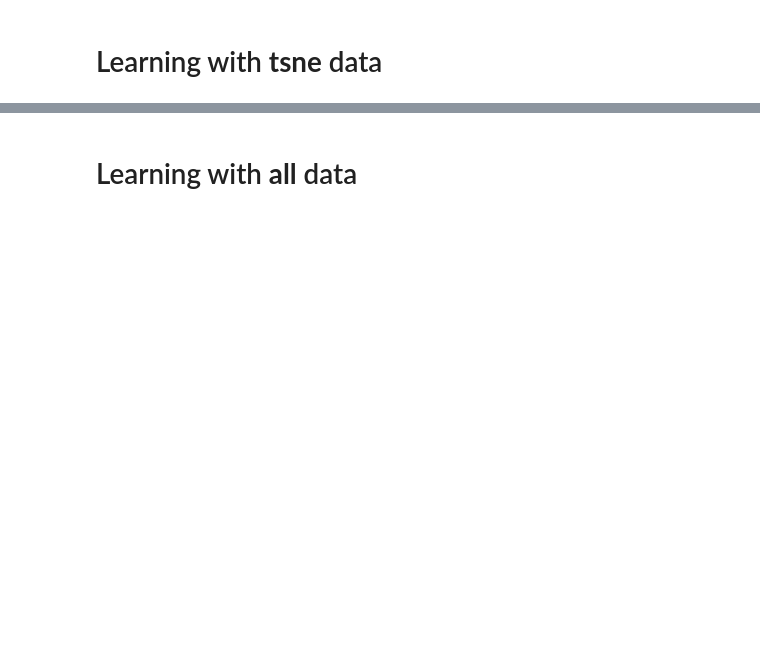
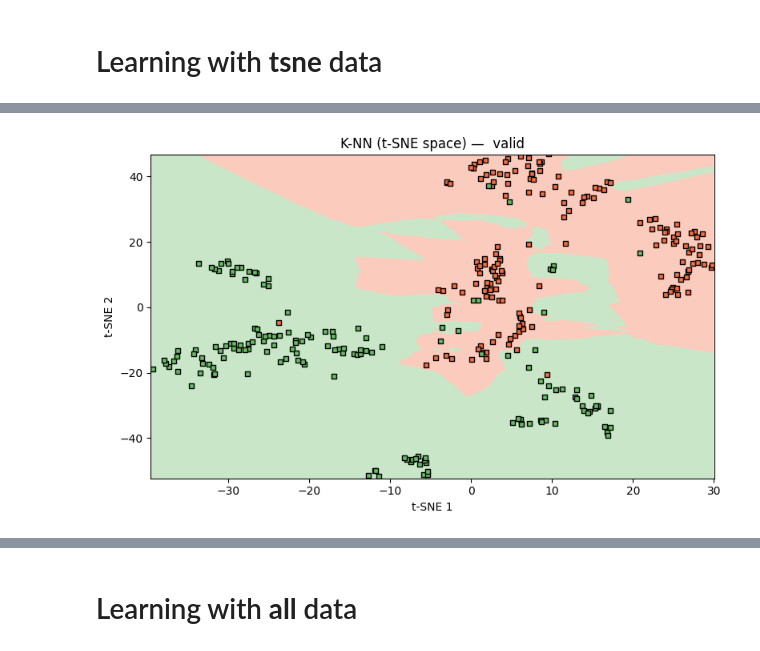
Before and after one commit to Edukasas/ML, a Jupyter notebook: knearest.ipynb, the cells around one changed output, grey strips where cells are left out. Saved outputs shown, nothing was run; the diff lists cells and outputs as text; code cells hidden in the pictures; blank space fills up the shorter version.

```diff
--- a/knearest.ipynb
+++ b/knearest.ipynb
@@ -74,20 +149,19 @@ weighted avg       0.95      0.95      0.95       400
 learn_df = pd.read_csv("tsne_data/learn_valid_80.csv")  # load CSV [web:79]
 
 # 2) If you want a validation split from the 80%: e.g., 80/20 of the 80%
-X_learn = learn_df[["tsne_x", "tsne_y"]]
-y_learn = learn_df["label"]
+X_learn_tsne = learn_df[["tsne_x", "tsne_y"]]
+y_learn_tsne = learn_df["label"]
 
-X_train, X_valid, y_train, y_valid = train_test_split(
-    X_learn, y_learn, test_size=0.20, random_state=42, shuffle=True, stratify=y_learn
+X_train_tsne, X_valid_tsne, y_train_tsne, y_valid_tsne = train_test_split(
+    X_learn_tsne, y_learn_tsne, test_size=0.20, random_state=42, shuffle=True, stratify=y_learn_tsne
 )  # stratified split preserves balance in train/valid [web:136]
 
 # 3) Train KNN on the training portion
 knn_tsne = KNeighborsClassifier()
-knn_tsne.fit(X_train, y_train)
+knn_tsne.fit(X_train_tsne, y_train_tsne)
 
 # 4) Validate
-y_pred = knn_tsne.predict(X_valid)
-print("Validation accuracy:", accuracy_score(y_valid, y_pred))
-print("Confusion matrix:\n", confusion_matrix(y_valid, y_pred))
-print("Classification report:\n", classification_report(y_valid, y_pred))
+y_pred_val_tsne = knn_tsne.predict(X_valid_tsne)
+print("Confusion matrix:\n", confusion_matrix(y_valid_tsne, y_pred_val_tsne))
+print_classification_metrics(y_valid_tsne, y_pred_val_tsne)
 # %% [output]
@@ -130,0 +194,42 @@ weighted avg       0.95      0.95      0.95       400
+# %%
+# 1) Prepare full extent (clip to reduce artifacts)
+X_all = pd.concat([X_train_tsne, X_valid_tsne], axis=0)
+pad = 1.0
+x_min = X_all["tsne_x"].quantile(0.01) - pad
+x_max = X_all["tsne_x"].quantile(0.99) + pad
+y_min = X_all["tsne_y"].quantile(0.01) - pad
+y_max = X_all["tsne_y"].quantile(0.99) + pad
+
+# 2) Coarse grid for solid regions (fast + visually clean)
+h = 0.25  # try 0.2–0.5; smaller = more detail, slower
+xx, yy = np.meshgrid(np.arange(x_min, x_max, h),
+                     np.arange(y_min, y_max, h))
+Z = knn_tsne.predict(np.c_[xx.ravel(), yy.ravel()]).reshape(xx.shape)
+
+# 3) Simple two-color background and all points on top
+# Choose two solid background colors
+from matplotlib.colors import ListedColormap
+bg_cmap = ListedColormap(["#f46d43", "#66bd63"])  # orange/red vs green
+
+plt.figure(figsize=(8, 5))
+plt.pcolormesh(xx, yy, Z, cmap=bg_cmap, shading="nearest", alpha=0.35)
+
+# Plot all points: train as circles, valid as squares; same color per class
+# Map class -> color so it matches background classes
+classes = np.unique(pd.concat([y_train_tsne, y_valid_tsne]))
+point_colors = {c: bg_cmap.colors[i % len(bg_cmap.colors)] for i, c in enumerate(classes)}
+
+# Valid
+for cls in classes:
+    m = y_valid_tsne == cls
+    plt.scatter(X_valid_tsne.loc[m, "tsne_x"], X_valid_tsne.loc[m, "tsne_y"],
+                c=point_colors[cls], edgecolors="k", s=25, marker="s")
+
+# Labels and aspect
+plt.xlim(x_min, x_max); plt.ylim(y_min, y_max)
+plt.xlabel("t-SNE 1"); plt.ylabel("t-SNE 2")
+plt.title("K-NN (t-SNE space) —  valid")
+plt.tight_layout()
+plt.show()
+# %% [output]
+[figure, new version]
```
Also changed, not shown: parts of 24 cells of this notebook.
